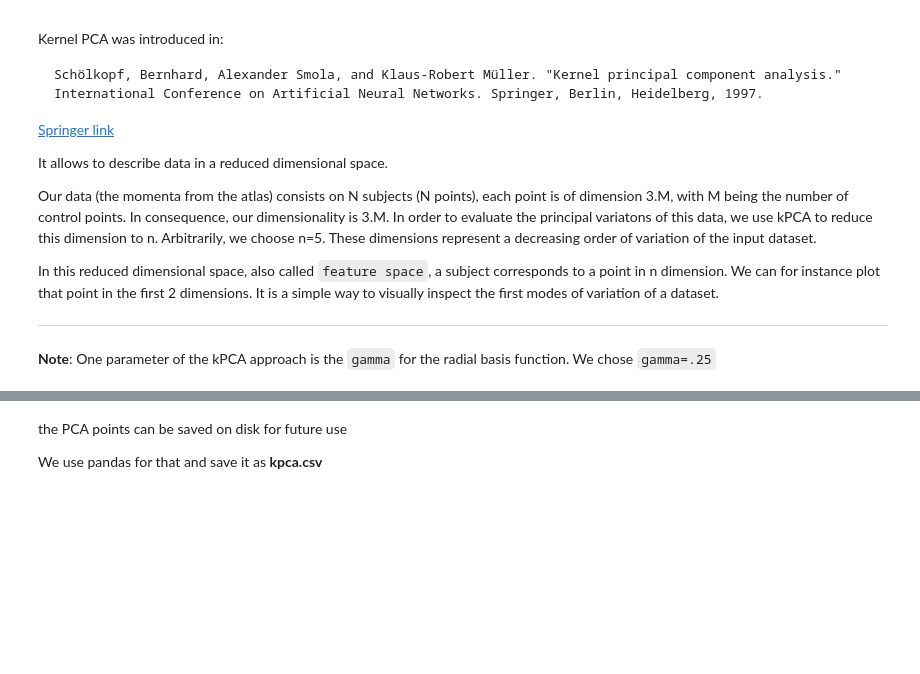
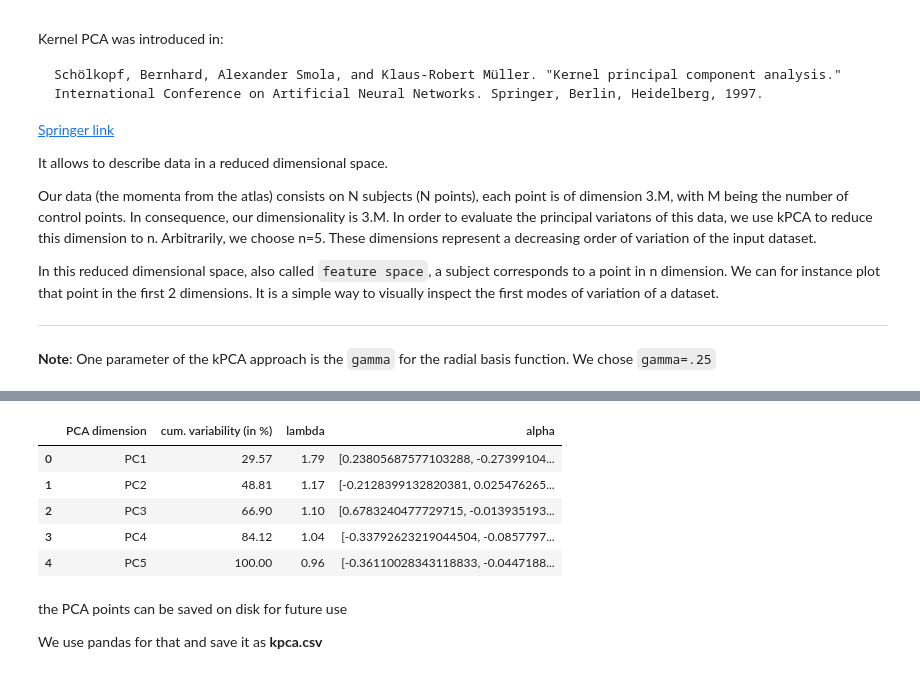
Before and after one commit to marta-vidalgarcia/landmark-free-deformetrica, a Jupyter notebook: shape-statistics-analysis.ipynb, the cells around one changed output, grey strips where cells are left out. Saved outputs shown, nothing was run; the diff lists cells and outputs as text; code cells hidden in the pictures; blank space fills up the shorter version.

```diff
--- a/shape-statistics-analysis.ipynb
+++ b/shape-statistics-analysis.ipynb
@@ -170,3 +214,22 @@ plt.grid(True)
+# %%
+eigenvalues = kpca.lambdas_
+eigenvectors = kpca.alphas_ / np.linalg.norm(kpca.alphas_, axis=0)
+
+eig = pd.DataFrame()
+eig['PCA dimension'] = ['PC{}'.format(idx+1) for idx in range(len(eigenvalues))]
+eig['cum. variability (in %)'] = 100 * np.cumsum(eigenvalues) / np.sum(eigenvalues)
+pd.set_option('precision', 2)
+eig['lambda'] = eigenvalues
+eig['alpha'] = list(np.transpose(eigenvectors))
+
+eig
+# %% [output]
+|  | PCA dimension | cum. variability (in %) | lambda | alpha |
+| 0 | PC1 | 29.57 | 1.79 | [0.23805687577103288, -0.27399104... |
+| 1 | PC2 | 48.81 | 1.17 | [-0.2128399132820381, 0.025476265... |
+| 2 | PC3 | 66.90 | 1.10 | [0.6783240477729715, -0.013935193... |
+| 3 | PC4 | 84.12 | 1.04 | [-0.33792623219044504, -0.0857797... |
+| 4 | PC5 | 100.00 | 0.96 | [-0.36110028343118833, -0.0447188... |
 # %% [markdown]
 the PCA points can be saved on disk for future use
 
```
Also changed, not shown: parts of 10 cells of this notebook, 1 other file.
